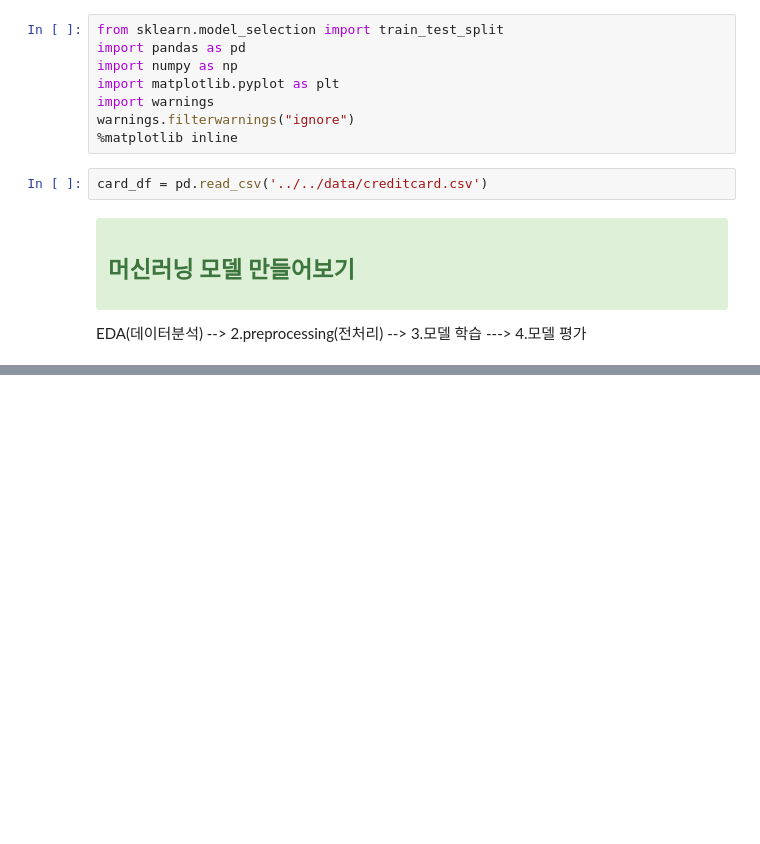
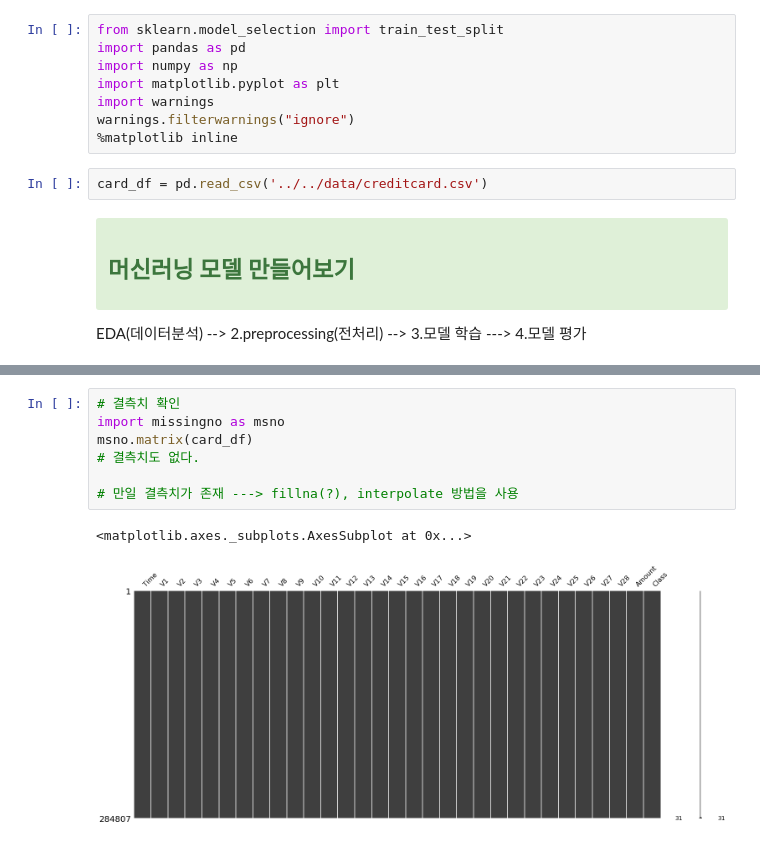
Before and after one commit to hoesungryu/blockchain-devML-course, a Jupyter notebook: code/Day04/Day04_07_Credit Card Fraud Detection.ipynb, the cells around one changed output, grey strips where cells are left out. Drawn from its saved outputs; the diff is of its cells as text; blank space fills up the shorter version.

```diff
--- a/code/Day04/Day04_07_Credit Card Fraud Detection.ipynb
+++ b/code/Day04/Day04_07_Credit Card Fraud Detection.ipynb
@@ -40,0 +64,10 @@ EDA(데이터분석) --> 2.preprocessing(전처리) --> 3.모델 학습 ---> 4.
+# %%
+# 결측치 확인
+import missingno as msno
+msno.matrix(card_df)
+# 결측치도 없다.
+
+# 만일 결측치가 존재 ---> fillna(?), interpolate 방법을 사용
+# %% [output]
+<matplotlib.axes._subplots.AxesSubplot at 0x...>
+[figure, added]
```
Also changed, not shown: parts of 22 cells of this notebook, 12 other files.
